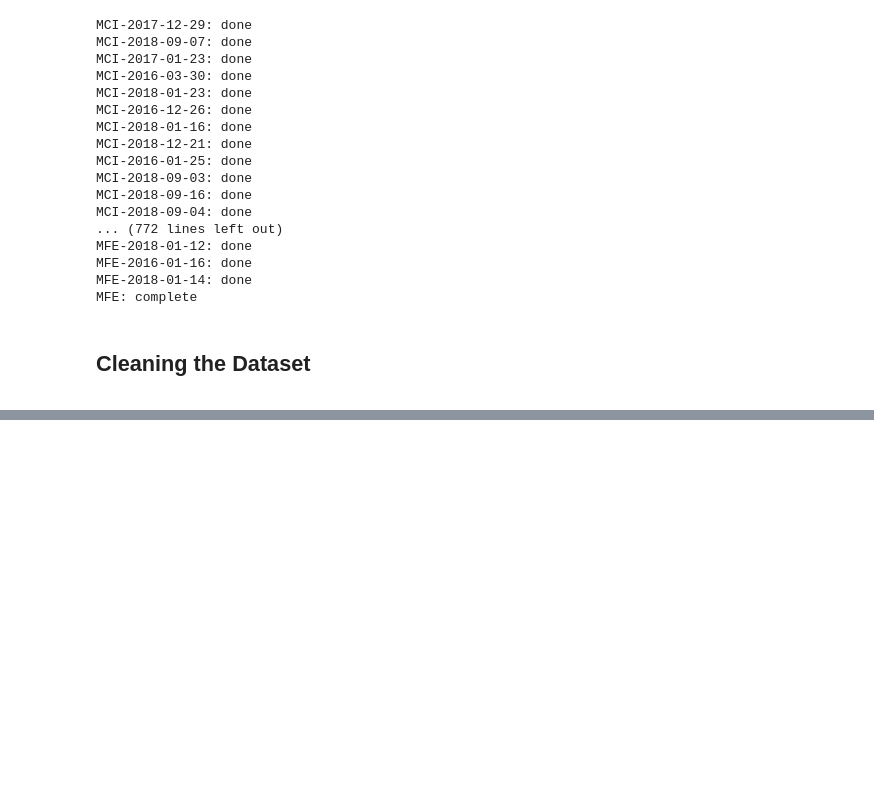
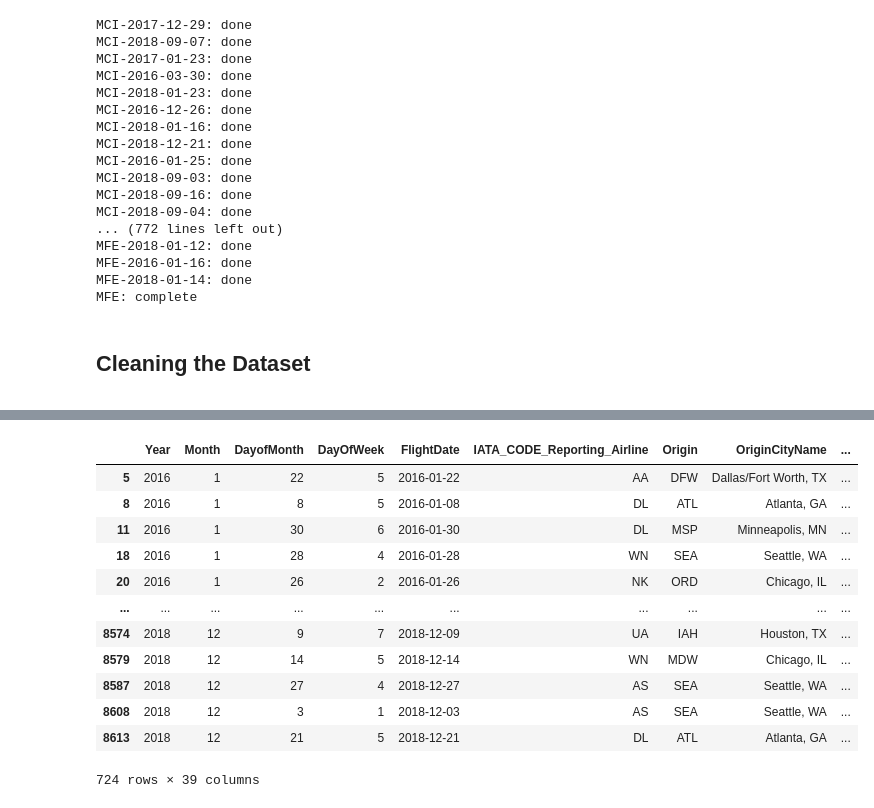
Before and after one commit to Oryder-green/FDS-project, a Jupyter notebook: Data Cleaning.ipynb, the cells around one changed output, grey strips where cells are left out. Saved outputs shown, nothing was run; the diff lists cells and outputs as text; code cells hidden in the pictures; blank space fills up the shorter version.

```diff
--- a/Data Cleaning.ipynb
+++ b/Data Cleaning.ipynb
@@ -276,0 +275,13 @@ keep = ['Year', 'Month', 'DayofMonth', 'DayOfWeek', 'FlightDate', 'DOT_ID_Report
+# %%
+#drop observations missing target variables
+
+#Departure delays
+mask1 = df[df['DepDel15'].isna() & df['DepDelay'].isna()].index
+df = df.drop(df.index[mask1])
+
+#Arrival delays
+mask2 = df[df['ArrDel15'].isna() & df['ArrDelay'].isna()].index
+df = df.drop(df.index[mask2])
+
+#reset index
+df = df.reset_index(drop=True)
@@ -276,0 +345,18 @@ keep = ['Year', 'Month', 'DayofMonth', 'DayOfWeek', 'FlightDate', 'DOT_ID_Report
+# %%
+mask5 = df[df['Precipitation'].isna()].index
+df.drop(df.index[mask5])
+#might go with this.
+# %% [output]
+|  | Year | Month | DayofMonth | DayOfWeek | FlightDate | IATA_CODE_Reporting_Airline | Origin | OriginCityName | ... |
+| 5 | 2016 | 1 | 22 | 5 | 2016-01-22 | AA | DFW | Dallas/Fort Worth, TX | ... |
+| 8 | 2016 | 1 | 8 | 5 | 2016-01-08 | DL | ATL | Atlanta, GA | ... |
+| 11 | 2016 | 1 | 30 | 6 | 2016-01-30 | DL | MSP | Minneapolis, MN | ... |
+| 18 | 2016 | 1 | 28 | 4 | 2016-01-28 | WN | SEA | Seattle, WA | ... |
+| 20 | 2016 | 1 | 26 | 2 | 2016-01-26 | NK | ORD | Chicago, IL | ... |
+| ... | ... | ... | ... | ... | ... | ... | ... | ... | ... |
+| 8574 | 2018 | 12 | 9 | 7 | 2018-12-09 | UA | IAH | Houston, TX | ... |
+| 8579 | 2018 | 12 | 14 | 5 | 2018-12-14 | WN | MDW | Chicago, IL | ... |
+| 8587 | 2018 | 12 | 27 | 4 | 2018-12-27 | AS | SEA | Seattle, WA | ... |
+| 8608 | 2018 | 12 | 3 | 1 | 2018-12-03 | AS | SEA | Seattle, WA | ... |
+| 8613 | 2018 | 12 | 21 | 5 | 2018-12-21 | DL | ATL | Atlanta, GA | ... |
+724 rows × 39 columns
```
Also changed, not shown: parts of 30 cells of this notebook, 2 other files.
